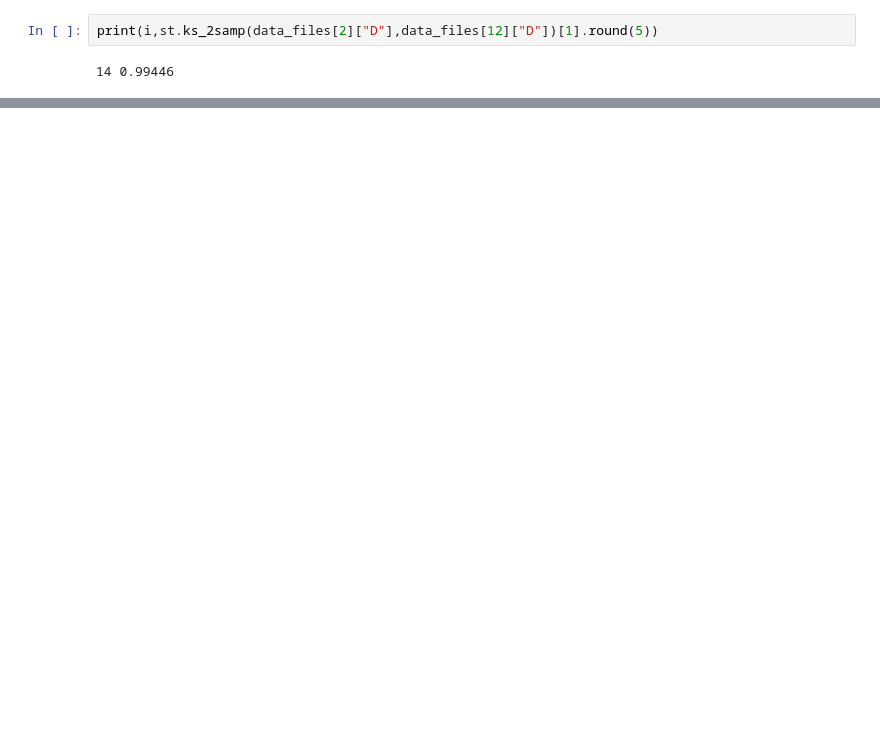
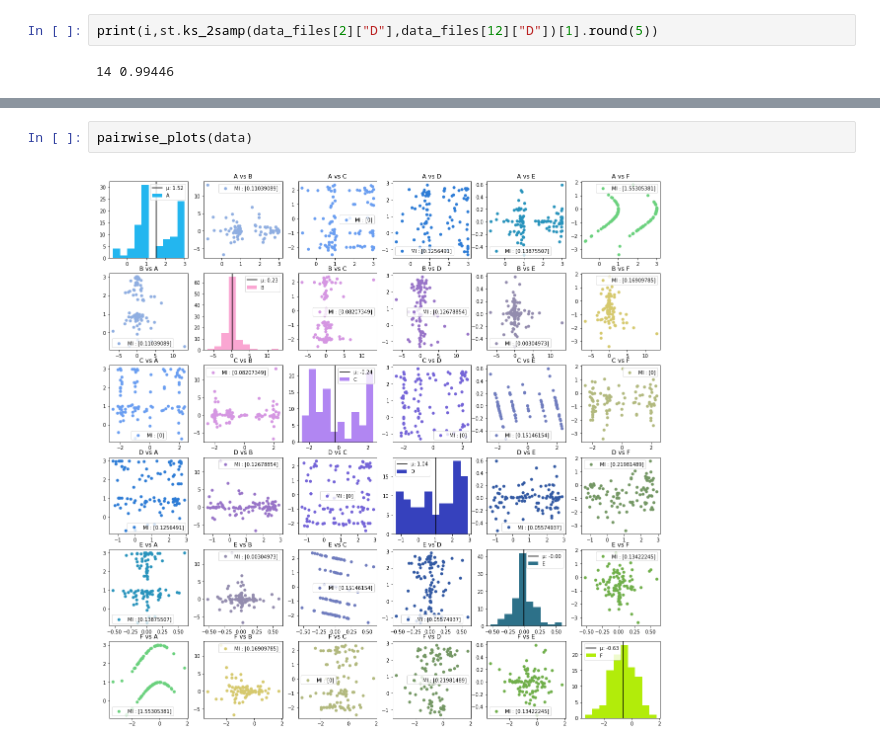
Before and after one commit to Skroko/02463-active-final-miniproject, a Jupyter notebook: actual_file.ipynb, the cells around one changed output, grey strips where cells are left out. Cells and saved outputs as stored; diff of their text form; blank space fills up the shorter version.

```diff
--- a/actual_file.ipynb
+++ b/actual_file.ipynb
@@ -297,0 +334,4 @@ plt.scatter(c[idxs],f[idxs])
+# %%
+pairwise_plots(data)
+# %% [output]
+[figure, added]
```
Also changed, not shown: parts of 17 cells of this notebook.
